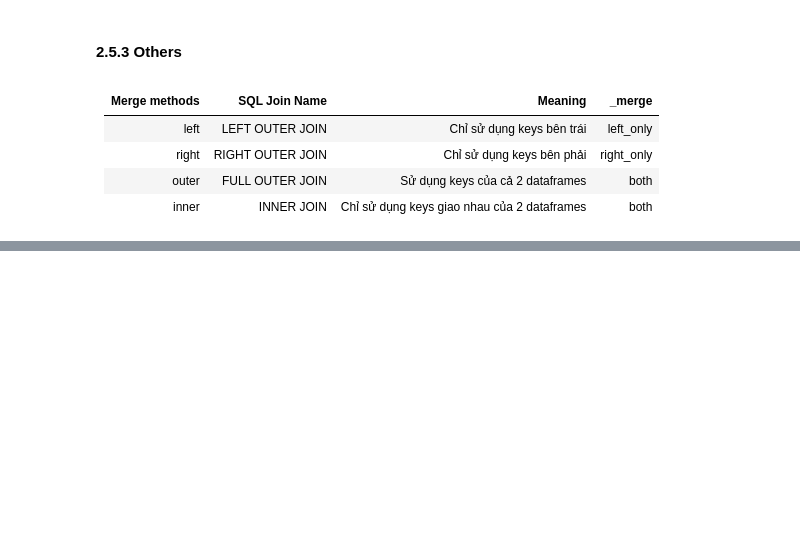
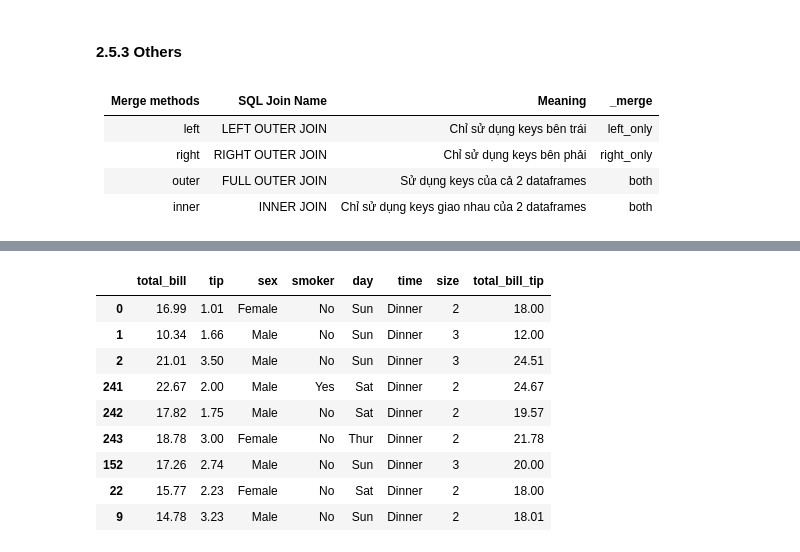
Before and after one commit to honghanhh/mci_python_33a8_l1, a Jupyter notebook: Live Slides/Live Lecture 5/maict_Live_Lecture_05.ipynb, the cells around one changed output, grey strips where cells are left out. Cells and saved outputs as stored; diff of their text form; code cells hidden in the pictures; blank space fills up the shorter version.

```diff
--- a/Live Slides/Live Lecture 5/maict_Live_Lecture_05.ipynb
+++ b/Live Slides/Live Lecture 5/maict_Live_Lecture_05.ipynb
@@ -226,0 +473,13 @@ Chọn 1 cell:
+# %%
+pd.concat([tips_df.head(3),tips_df.tail(3),tips_df.sample(3)])# tập hơp các datafram có cùng fomat mà mình muốn nói
+# %% [output]
+|  | total_bill | tip | sex | smoker | day | time | size | total_bill_tip |
+| 0 | 16.99 | 1.01 | Female | No | Sun | Dinner | 2 | 18.00 |
+| 1 | 10.34 | 1.66 | Male | No | Sun | Dinner | 3 | 12.00 |
+| 2 | 21.01 | 3.50 | Male | No | Sun | Dinner | 3 | 24.51 |
+| 241 | 22.67 | 2.00 | Male | Yes | Sat | Dinner | 2 | 24.67 |
+| 242 | 17.82 | 1.75 | Male | No | Sat | Dinner | 2 | 19.57 |
+| 243 | 18.78 | 3.00 | Female | No | Thur | Dinner | 2 | 21.78 |
+| 152 | 17.26 | 2.74 | Male | No | Sun | Dinner | 3 | 20.00 |
+| 22 | 15.77 | 2.23 | Female | No | Sat | Dinner | 2 | 18.00 |
+| 9 | 14.78 | 3.23 | Male | No | Sun | Dinner | 2 | 18.01 |
```
Also changed, not shown: parts of 33 cells of this notebook.
